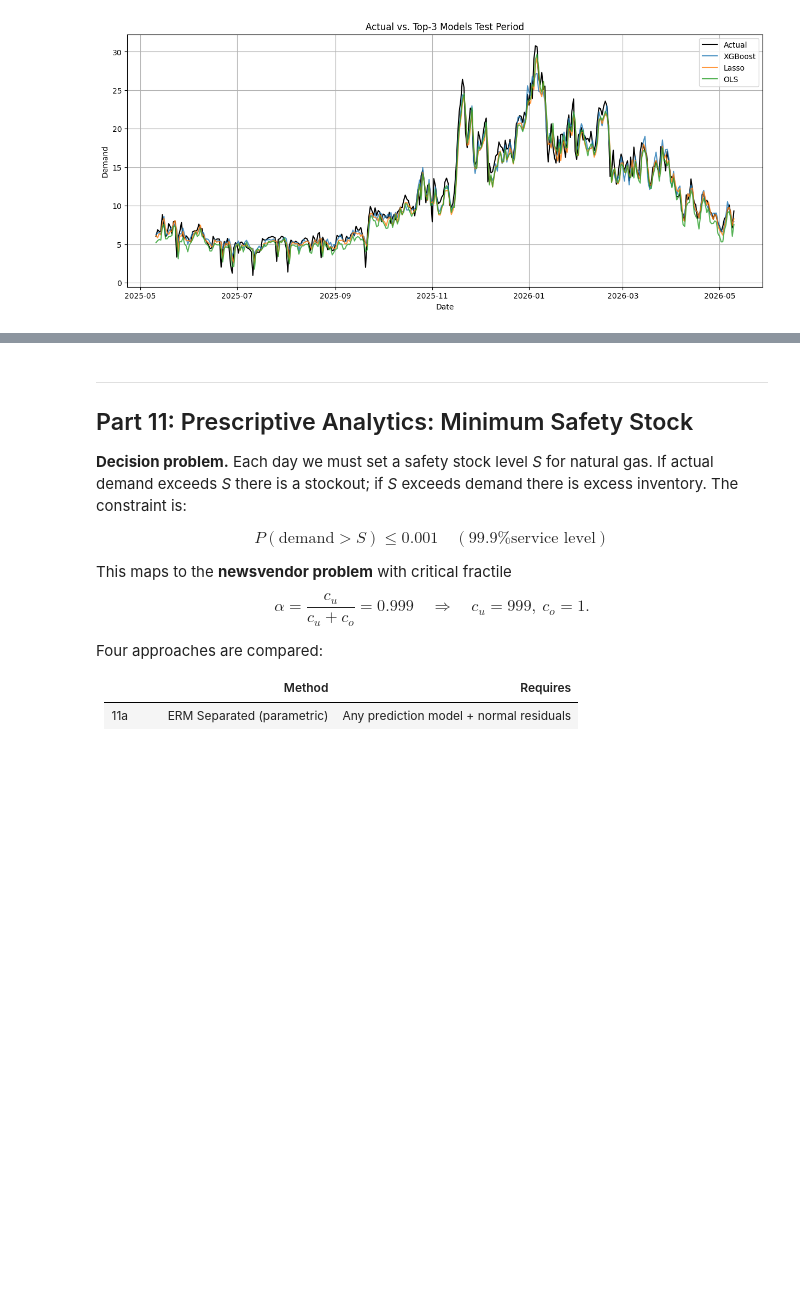
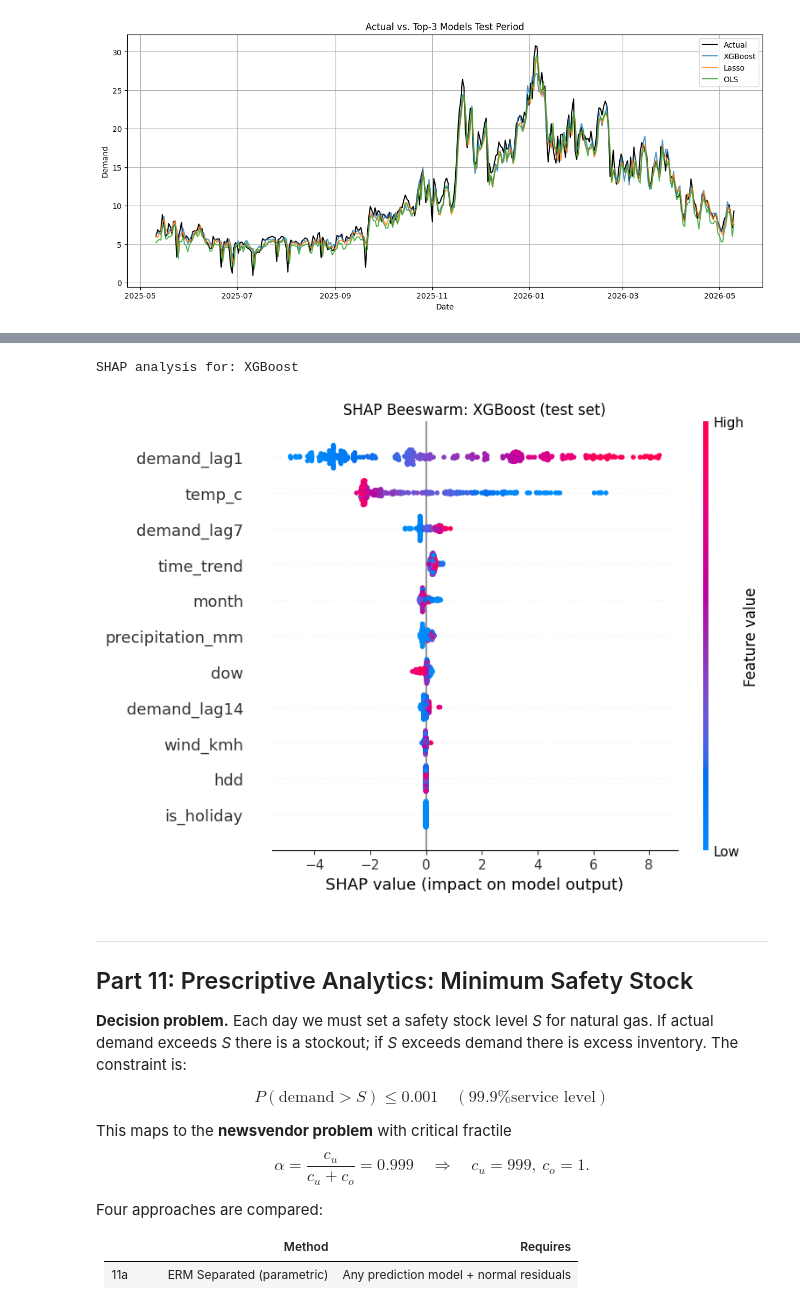
Before and after one commit to stanislavmakushynski/SE_LDZ_daily_gas_stock, a Jupyter notebook: main.ipynb, the cells around one changed output, grey strips where cells are left out. Cells and saved outputs as stored; diff of their text form; code cells hidden in the pictures; blank space fills up the shorter version.

Commit message:
SHAP feature importance

```diff
--- a/main.ipynb
+++ b/main.ipynb
@@ -749,3 +738,46 @@ plt.show()
+# %%
+_tree_models = {
+    'Decision Tree': (dt_best, X_test_tree, FEATURE_COLS_TREE),
+    'Random Forest': (rf_best, X_test_tree, FEATURE_COLS_TREE),
+    'Gradient Boosting': (gb_best, X_test_tree, FEATURE_COLS_TREE),
+    'XGBoost': (xgb_best, X_test_tree, FEATURE_COLS_TREE),
+}
+_linear_models = {
+    'OLS': (ols_fit, X_test, FEATURE_COLS),
+    'Ridge': (ridge, X_test, FEATURE_COLS),
+    'Lasso': (lasso, X_test, FEATURE_COLS),
+    'Single-Layer NN': (nn_linear, X_test_sc, FEATURE_COLS),
+    'MLP': (mlp_gs.best_estimator_, X_test_sc, FEATURE_COLS),
+}
+
+if best_model_name in _tree_models:
+    model_obj, X_shap_arr, feat_names = _tree_models[best_model_name]
+    X_shap = pd.DataFrame(X_shap_arr, columns=feat_names)
+    explainer = shap.TreeExplainer(model_obj)
+    shap_values = explainer(X_shap)
+else:
+    model_obj, X_shap_arr, feat_names = _linear_models[best_model_name]
+    X_shap = pd.DataFrame(X_shap_arr, columns=feat_names)
+    bg = shap.sample(X_shap, 100, random_state=42)
+
+    if best_model_name == 'OLS':
+        predict_fn = lambda x: ols_fit.predict(
+            pd.DataFrame(x, columns=feat_names)
+        ).values
+    else:
+        predict_fn = model_obj.predict
+
+    explainer = shap.KernelExplainer(predict_fn, bg)
+    shap_values = explainer(X_shap, silent=True)
+
+print(f'SHAP analysis for: {best_model_name}')
+shap.plots.beeswarm(shap_values, max_display=15, show=False)
+plt.title(f'SHAP Beeswarm: {best_model_name} (test set)')
+plt.tight_layout()
+plt.show()
+# %% [output]
+SHAP analysis for: XGBoost
+[figure, added]
 # %% [markdown]
 ---
 ## Part 11: Prescriptive Analytics: Minimum Safety Stock
```
Also changed, not shown: parts of 7 cells of this notebook.
